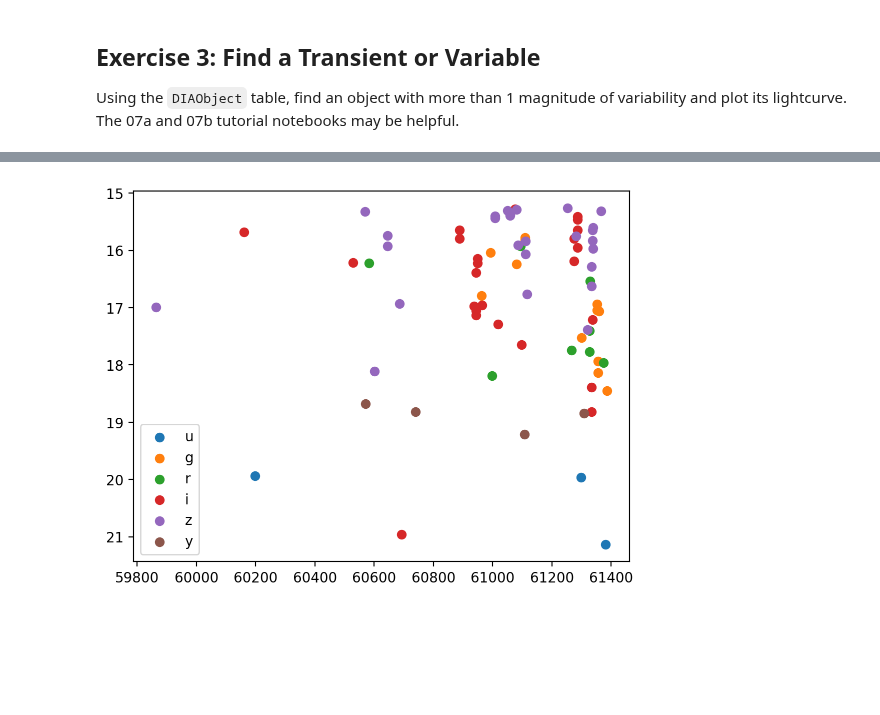
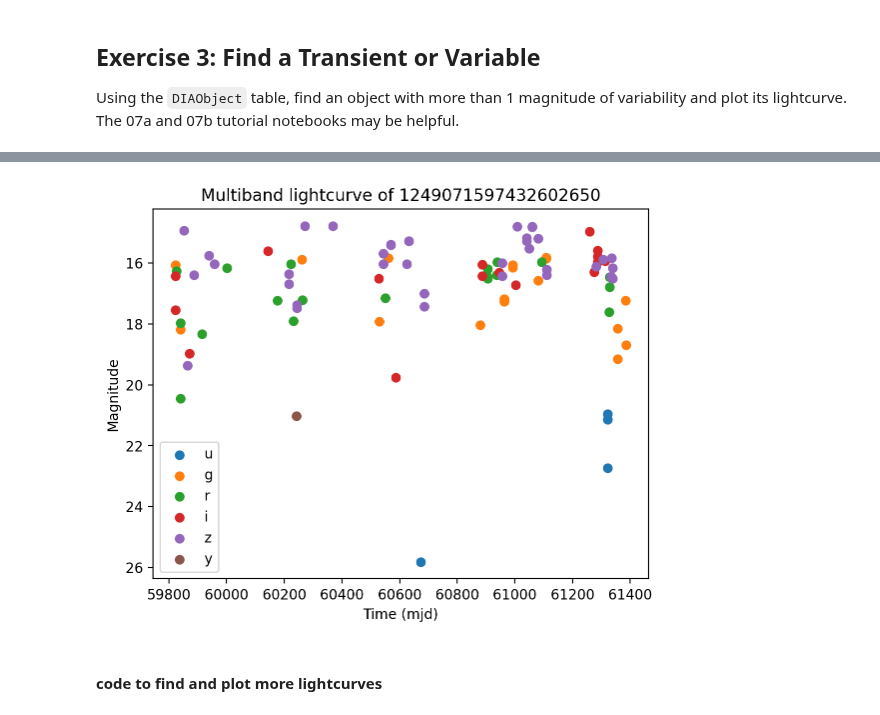
Before and after one commit to ykwang1/astr597-survey-science, a Jupyter notebook: HW/HW2.ipynb, the cells around one changed output, grey strips where cells are left out. Drawn from its saved outputs; the diff is of its cells as text; code cells hidden in the pictures; blank space fills up the shorter version.

```diff
--- a/HW/HW2.ipynb
+++ b/HW/HW2.ipynb
@@ -252,16 +245,0 @@ test = service.search("SELECT ra, decl, diaObjectId, nDiaSources "
-# %%
-# Plot 100 multiband lightcurves
-for obj in test['diaObjectId'].data:
-    results = service.search("SELECT ra, decl, diaObjectId, diaSourceId, "
-                         "filterName, midPointTai, "
-                         "scisql_nanojanskyToAbMag(psFlux) AS psAbMag "
-                         "FROM dp02_dc2_catalogs.DiaSource "
-                         f"WHERE diaObjectId = {obj}").to_table()
-    data = results.to_pandas()
-    plt.figure()
-    for f in 'ugrizy':
-        sub = data[data['filterName'] == f]
-        plt.scatter(sub['midPointTai'], sub['psAbMag'], label=f)
-        plt.legend()
-    plt.gca().invert_yaxis()
-    plt.show()
@@ -268,9 +250,7 @@ for obj in test['diaObjectId'].data:
 # %%
-# lightcurve of 1249528994269757817, which meets the criteria
-results = service.search("SELECT ra, decl, diaObjectId, diaSourceId, "
+# lightcurve of objId, which meets the criteria
+data = service.search("SELECT ra, decl, diaObjectId, diaSourceId, "
                          "filterName, midPointTai, "
                          "scisql_nanojanskyToAbMag(psFlux) AS psAbMag "
                          "FROM dp02_dc2_catalogs.DiaSource "
-                         "WHERE diaObjectId = 1249528994269757817").to_table()
+                         f"WHERE diaObjectId = {objId}").to_table().to_pandas()
-# %%
-data = results.to_pandas()
@@ -277,11 +259,17 @@ data = results.to_pandas()
 # %%
 %config InlineBackend.figure_format = 'retina'
 # %%
-# multiband lightcurve of 1249528994269757817
+# multiband lightcurve of
 for f in 'ugrizy':
     sub = data[data['filterName'] == f]
     plt.scatter(sub['midPointTai'], sub['psAbMag'], label=f)
 plt.legend()
 plt.gca().invert_yaxis()
+plt.xlabel('Time (mjd)')
+plt.ylabel('Magnitude')
+plt.title(f'Multiband lightcurve of {objId}')
+plt.show()
 # %% [output]
-[figure, old version]
+[figure, new version]
+# %% [markdown]
+#### code to find and plot more lightcurves
```
Also changed, not shown: parts of 22 cells of this notebook.
